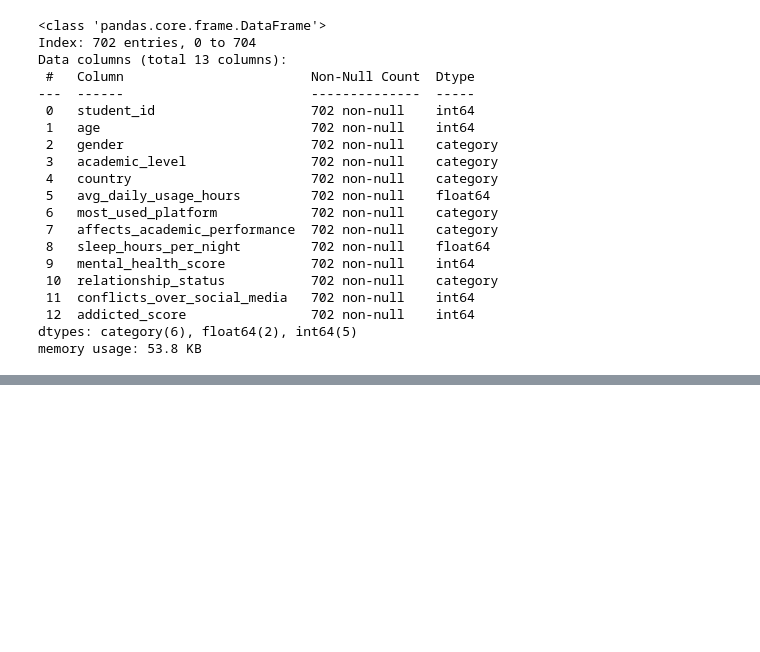
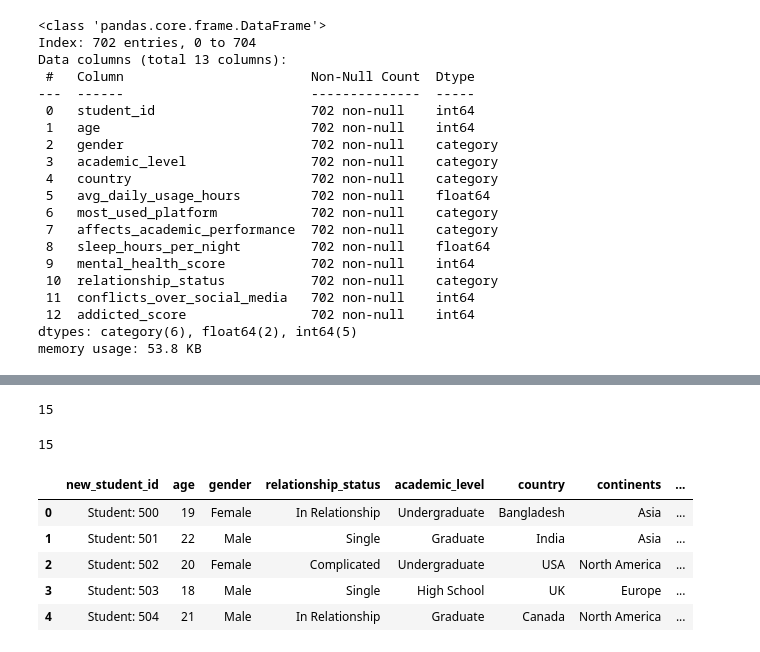
Before and after one commit to StavSteven/social_media_addiction, a Jupyter notebook: jupyter_notebooks/1_data_cleaning_student_social_media_addiction.ipynb, the cells around one changed output, grey strips where cells are left out. Saved outputs shown, nothing was run; the diff lists cells and outputs as text; code cells hidden in the pictures; blank space fills up the shorter version.

Commit message:
transform the data

```diff
--- a/jupyter_notebooks/1_data_cleaning_student_social_media_addiction.ipynb
+++ b/jupyter_notebooks/1_data_cleaning_student_social_media_addiction.ipynb
@@ -399,0 +596,7 @@ memory usage: 53.8 KB
+# %%
+# Create new student IDs to anonymise students on record in line with best practices of data ethics.
+new_student_id = df['student_id'].unique()
+
+customer_map = {num: f'Student: {i+500}' for i, num in enumerate(new_student_id)}
+
+df['new_student_id'] = df['student_id'].map(customer_map)
@@ -399,0 +609,3 @@ memory usage: 53.8 KB
+# %%
+# Drop the columns that were no longer needed.
+df.drop(columns=['avg_daily_usage_hours', 'continent', 'student_id'], inplace=True)
@@ -399,0 +644,27 @@ memory usage: 53.8 KB
+# %%
+# Check number of columns, to make sure the amount (15) stays the same post re-ordering
+df.columns.nunique()
+# %% [output]
+15
+# %%
+# Create new list for column order. Apply it to df
+new_column_order = [
+    'new_student_id', 'age', 'gender', 'relationship_status', 'academic_level', 'country', 'continents', 'most_used_platform', 'average_daily_usage_minutes', 'average_daily_use_by_hour', 'sleep_hours_per_night', 'conflicts_over_social_media', 'affects_academic_performance', 'addicted_score', 'mental_health_score'
+]
+
+df = df[new_column_order]
+# %%
+# Check the number of columns remains the same
+df.columns.nunique()
+# %% [output]
+15
+# %%
+# Look over dataframe
+df.head()
+# %% [output]
+|  | new_student_id | age | gender | relationship_status | academic_level | country | continents | ... |
+| 0 | Student: 500 | 19 | Female | In Relationship | Undergraduate | Bangladesh | Asia | ... |
+| 1 | Student: 501 | 22 | Male | Single | Graduate | India | Asia | ... |
+| 2 | Student: 502 | 20 | Female | Complicated | Undergraduate | USA | North America | ... |
+| 3 | Student: 503 | 18 | Male | Single | High School | UK | Europe | ... |
+| 4 | Student: 504 | 21 | Male | In Relationship | Graduate | Canada | North America | ... |
```
Also changed, not shown: parts of 20 cells of this notebook.
